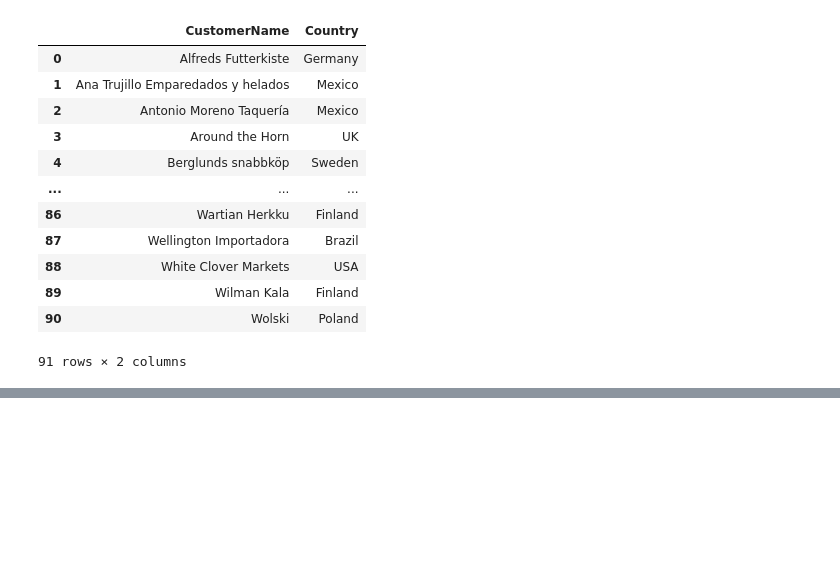
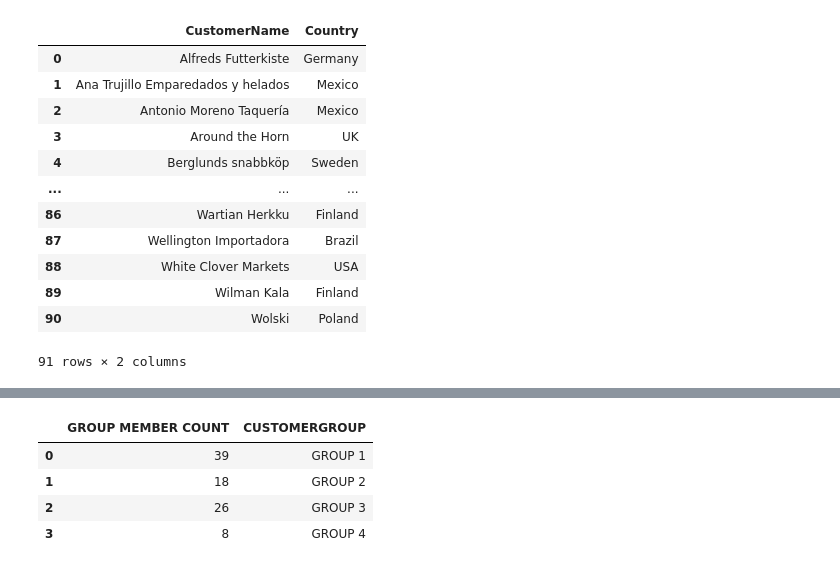
Before and after one commit to woosukYoon/softeer, a Jupyter notebook: 과제/W1M2 - SQL Tutorial.ipynb, the cells around one changed output, grey strips where cells are left out. Saved outputs shown, nothing was run; the diff lists cells and outputs as text; code cells hidden in the pictures; blank space fills up the shorter version.

```diff
--- a/과제/W1M2 - SQL Tutorial.ipynb
+++ b/과제/W1M2 - SQL Tutorial.ipynb
@@ -3208,3 +3303,15 @@ pd.read_sql(
 # %%
 pd.read_sql(
-    """""",conn)
+    """SELECT COUNT(CUSTOMERNAME) AS [GROUP MEMBER COUNT], CASE
+    WHEN CUSTOMERNAME BETWEEN 'A' AND 'J' THEN 'GROUP 1'
+    WHEN CUSTOMERNAME BETWEEN 'J' AND 'P' THEN 'GROUP 2'
+    WHEN CUSTOMERNAME BETWEEN 'P' AND 'U' THEN 'GROUP 3'
+    ELSE 'GROUP 4' END AS CUSTOMERGROUP
+    FROM CUSTOMERS
+    GROUP BY CUSTOMERGROUP""" ,conn)
+# %% [output]
+|  | GROUP MEMBER COUNT | CUSTOMERGROUP |
+| 0 | 39 | GROUP 1 |
+| 1 | 18 | GROUP 2 |
+| 2 | 26 | GROUP 3 |
+| 3 | 8 | GROUP 4 |
```
Also changed, not shown: parts of 97 cells of this notebook, 9 other files.
